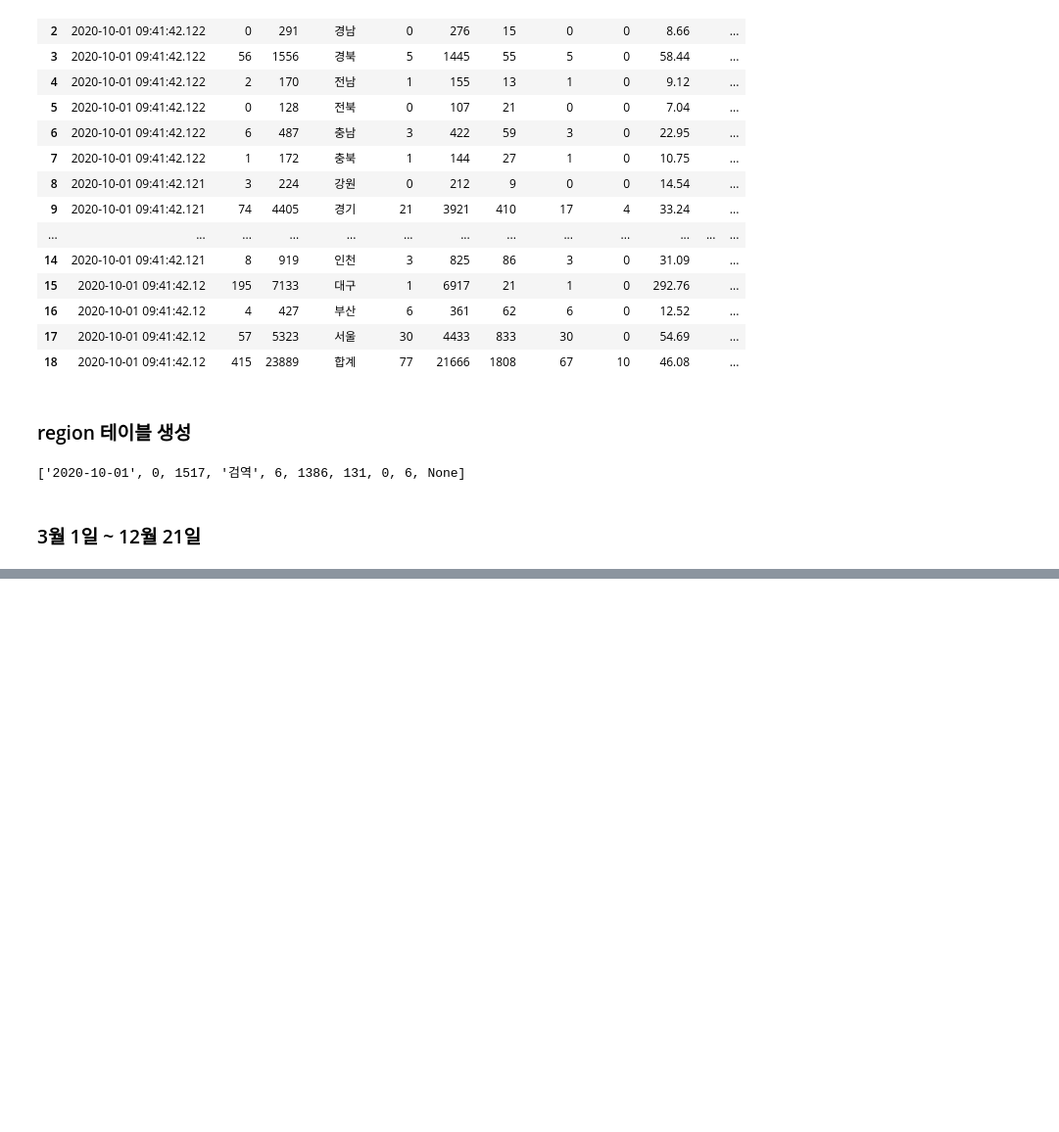
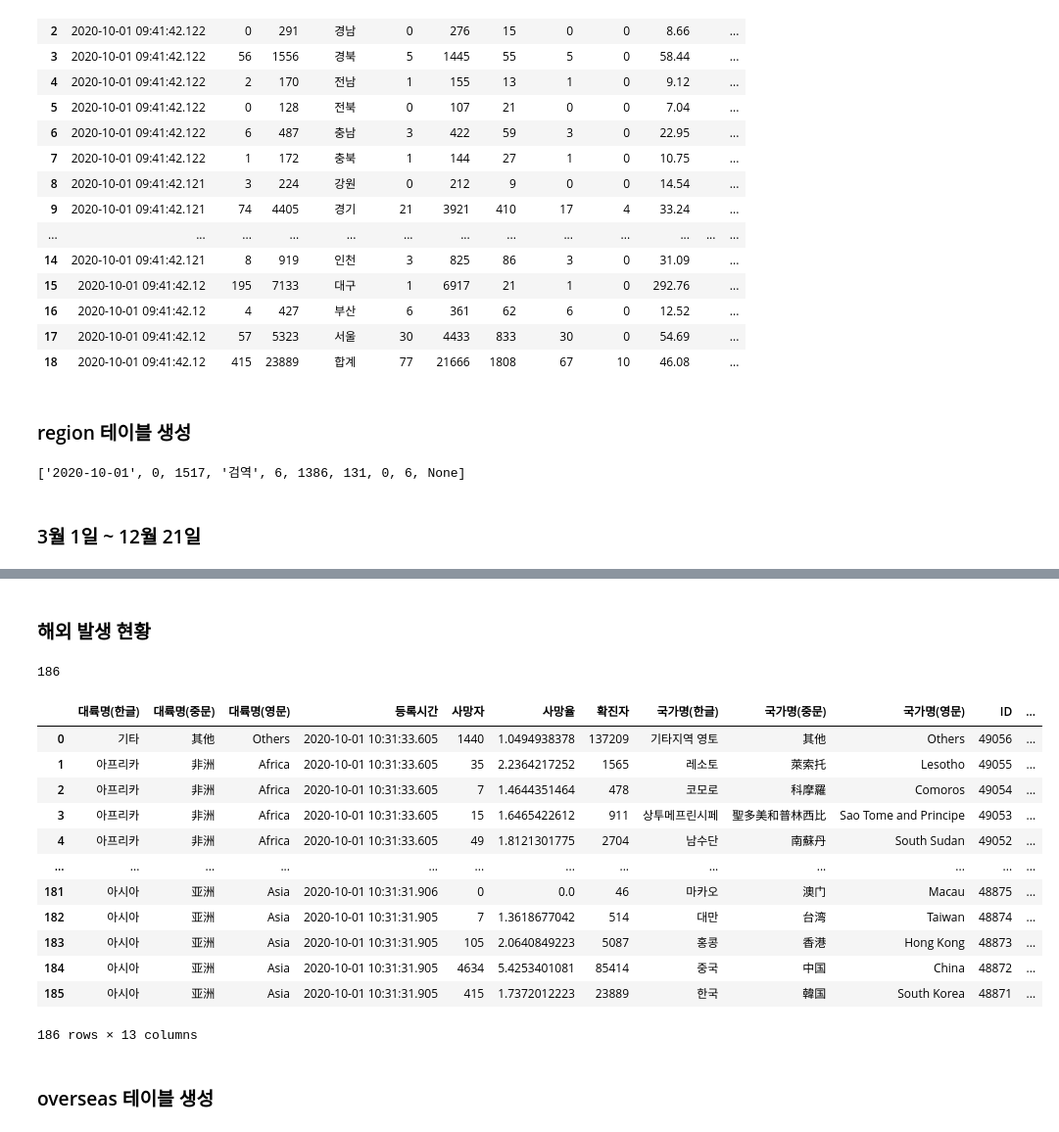
Before and after one commit to YeongilK/Python-flask-web-2020, a Jupyter notebook: 03_DataAnalysisModule/bp2_covid/covid-19.ipynb, the cells around one changed output, grey strips where cells are left out. Shown at 98% size. Saved outputs shown, nothing was run; the diff lists cells and outputs as text; code cells hidden in the pictures; blank space fills up the shorter version.

```diff
--- a/03_DataAnalysisModule/bp2_covid/covid-19.ipynb
+++ b/03_DataAnalysisModule/bp2_covid/covid-19.ipynb
@@ -126,0 +217,3 @@ month_dict = {3:31, 4:30, 5:31, 6:30, 7:31, 8:31, 9:30, 10:31, 11:30, 12:21}
+# %%
+conn = sqlite3.connect('../db/covid.db')
+cur = conn.cursor()
@@ -142,0 +263,4 @@ for k, v in tqdm_notebook(month_dict.items()):
+# %%
+sql_insert = '''insert into agender(stdDay, confCase, confCaseRate, death, deathRate,
+criticalRate, gubun, seq, updateDt) values(?,?,?,?,?,?,?,?,?);
+'''
@@ -142,0 +302,2 @@ for k, v in tqdm_notebook(month_dict.items()):
+# %% [markdown]
+### 해외 발생 현황
@@ -142,0 +308,57 @@ for k, v in tqdm_notebook(month_dict.items()):
+# %%
+corona_url = 'http://openapi.data.go.kr/openapi/service/rest/Covid19/getCovid19NatInfStateJson'
+url = f'{corona_url}?ServiceKey={govapi_key}&pageNo={page}&numOfRows=10&startCreateDt={start_date}&endCreateDt={end_date}'
+# %%
+result = requests.get(url)
+soup = BeautifulSoup(result.text, 'xml')
+resultCode = soup.find('resultCode').get_text()
+if resultCode == '00':
+    print(soup.find('totalCount').string)
+elif resultCode == '99':
+    print(soup.find('resultMsg').string)
+# %% [output]
+186
+# %%
+areaNm_list, areaNmCn_list, areaNmEn_list, createDt_list, natDeathCnt_list = [],[],[],[],[]
+natDeathRate_list, natDefCnt_list, nationNm_list, nationNmCn_list = [],[],[],[]
+nationNmEn_list, seq_list, stdDay_list, updateDt_list = [], [], [], []
+items = soup.find_all('item')
+for item in items:
+    areaNm_list.append(item.find('areaNm').string if item.find('areaNm') else '')
+    areaNmCn_list.append(item.find('areaNmCn').string if item.find('areaNmCn') else '')
+    areaNmEn_list.append(item.find('areaNmEn').string if item.find('areaNmEn') else '')
+    createDt_list.append(item.find('createDt').string if item.find('createDt') else '')
+    natDeathCnt_list.append(item.find('natDeathCnt').string if item.find('natDeathCnt') else '')
+    natDeathRate_list.append(item.find('natDeathRate').string if item.find('natDeathRate') else '')
+    natDefCnt_list.append(item.find('natDefCnt').string if item.find('natDefCnt') else '')
+    nationNm_list.append(item.find('nationNm').string if item.find('nationNm') else '')
+    nationNmCn_list.append(item.find('nationNmCn').string if item.find('nationNmCn') else '')
+    nationNmEn_list.append(item.find('nationNmEn').string if item.find('nationNmEn') else '')
+    seq_list.append(item.find('seq').string if item.find('seq') else '')
+    stdDay_list.append(item.find('stdDay').string if item.find('stdDay') else '')
+    updateDt_list.append(item.find('updateDt').string if item.find('updateDt') else '')
+
+df = pd.DataFrame({
+    '대륙명(한글)': areaNm_list, '대륙명(중문)': areaNmCn_list, '대륙명(영문)': areaNmEn_list,
+    '등록시간': createDt_list, '사망자': natDeathCnt_list, '사망율': natDeathRate_list,
+    '확진자': natDefCnt_list, '국가명(한글)': nationNm_list, '국가명(중문)': nationNmCn_list,
+    '국가명(영문)': nationNmEn_list, 'ID': seq_list, '기준시간': stdDay_list,
+    '수정시간': updateDt_list
+})
+df
+# %% [output]
+|  | 대륙명(한글) | 대륙명(중문) | 대륙명(영문) | 등록시간 | 사망자 | 사망율 | 확진자 | 국가명(한글) | 국가명(중문) | 국가명(영문) | ID | ... |
+| 0 | 기타 | 其他 | Others | 2020-10-01 10:31:33.605 | 1440 | 1.0494938378 | 137209 | 기타지역 영토 | 其他 | Others | 49056 | ... |
+| 1 | 아프리카 | 非洲 | Africa | 2020-10-01 10:31:33.605 | 35 | 2.2364217252 | 1565 | 레소토 | 萊索托 | Lesotho | 49055 | ... |
+| 2 | 아프리카 | 非洲 | Africa | 2020-10-01 10:31:33.605 | 7 | 1.4644351464 | 478 | 코모로 | 科摩羅 | Comoros | 49054 | ... |
+| 3 | 아프리카 | 非洲 | Africa | 2020-10-01 10:31:33.605 | 15 | 1.6465422612 | 911 | 상투메프린시페 | 聖多美和普林西比 | Sao Tome and Principe | 49053 | ... |
+| 4 | 아프리카 | 非洲 | Africa | 2020-10-01 10:31:33.605 | 49 | 1.8121301775 | 2704 | 남수단 | 南蘇丹 | South Sudan | 49052 | ... |
+| ... | ... | ... | ... | ... | ... | ... | ... | ... | ... | ... | ... | ... |
+| 181 | 아시아 | 亚洲 | Asia | 2020-10-01 10:31:31.906 | 0 | 0.0 | 46 | 마카오 | 澳门 | Macau | 48875 | ... |
+| 182 | 아시아 | 亚洲 | Asia | 2020-10-01 10:31:31.905 | 7 | 1.3618677042 | 514 | 대만 | 台湾 | Taiwan | 48874 | ... |
+| 183 | 아시아 | 亚洲 | Asia | 2020-10-01 10:31:31.905 | 105 | 2.0640849223 | 5087 | 홍콩 | 香港 | Hong Kong | 48873 | ... |
+| 184 | 아시아 | 亚洲 | Asia | 2020-10-01 10:31:31.905 | 4634 | 5.4253401081 | 85414 | 중국 | 中国 | China | 48872 | ... |
+| 185 | 아시아 | 亚洲 | Asia | 2020-10-01 10:31:31.905 | 415 | 1.7372012223 | 23889 | 한국 | 韓国 | South Korea | 48871 | ... |
+186 rows × 13 columns
+# %% [markdown]
+### overseas 테이블 생성
```
Also changed, not shown: parts of 23 cells of this notebook, 8 other files.
